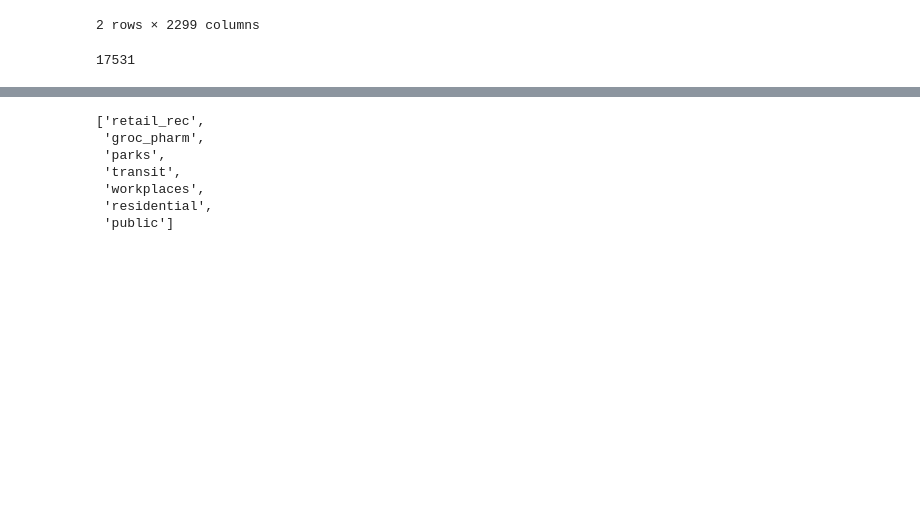
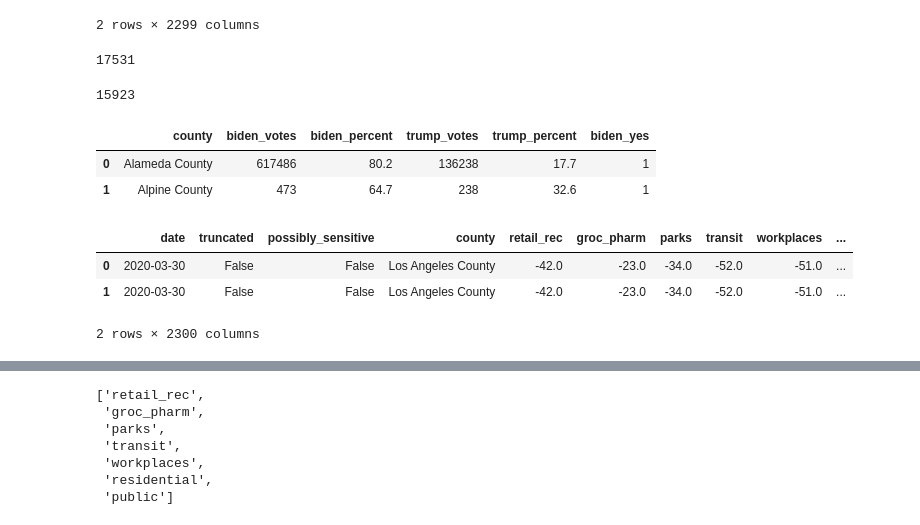
Before and after one commit to swethapola/w207_finalproject, a Jupyter notebook: notebooks/model.ipynb, the cells around one changed output, grey strips where cells are left out. Saved outputs shown, nothing was run; the diff lists cells and outputs as text; code cells hidden in the pictures; blank space fills up the shorter version.

```diff
--- a/notebooks/model.ipynb
+++ b/notebooks/model.ipynb
@@ -49,3 +53,25 @@ len(relevant_cols)
 # %%
 # Drop rows with NaN values
 no_na = relevant_cols.dropna()
+len(no_na)
+# %% [output]
+15923
+# %%
+political = pd.read_csv('../data/political_party_bycounty.csv')
+political.drop(columns=['Unnamed: 0'], inplace=True)
+political.head(2)
+# %% [output]
+|  | county | biden_votes | biden_percent | trump_votes | trump_percent | biden_yes |
+| 0 | Alameda County | 617486 | 80.2 | 136238 | 17.7 | 1 |
+| 1 | Alpine County | 473 | 64.7 | 238 | 32.6 | 1 |
+# %%
+age = [['Los Angeles County',12.7],['Riverside County',11.1],['Orange County',11.5],['Santa Clara County',11.6],['Alameda County',12.1],['Sacramento County',12.0],['San Bernardino County',12.3],['Contra Costa County',9.8],['San Diego County',13.4],['Ventura County',11.0],['San Mateo County',10.3],['Sonoma County',10.2],['Santa Barbara County',12.6],['Santa Cruz County',11.5],['Monterey County',11.8],['San Luis Obispo County',10.8],['Kern County',12.5],['Fresno County',12.5],['Placer County',8.3],['San Joaquin County',11.1]]
+
+age_df = pd.DataFrame(age, columns = ['county', 'percent'])
+merged = no_na.merge(age_df)
+merged.head(2)
+# %% [output]
+|  | date | truncated | possibly_sensitive | county | retail_rec | groc_pharm | parks | transit | workplaces | ... |
+| 0 | 2020-03-30 | False | False | Los Angeles County | -42.0 | -23.0 | -34.0 | -52.0 | -51.0 | ... |
+| 1 | 2020-03-30 | False | False | Los Angeles County | -42.0 | -23.0 | -34.0 | -52.0 | -51.0 | ... |
+2 rows × 2300 columns
```
Also changed, not shown: parts of 54 cells of this notebook.
